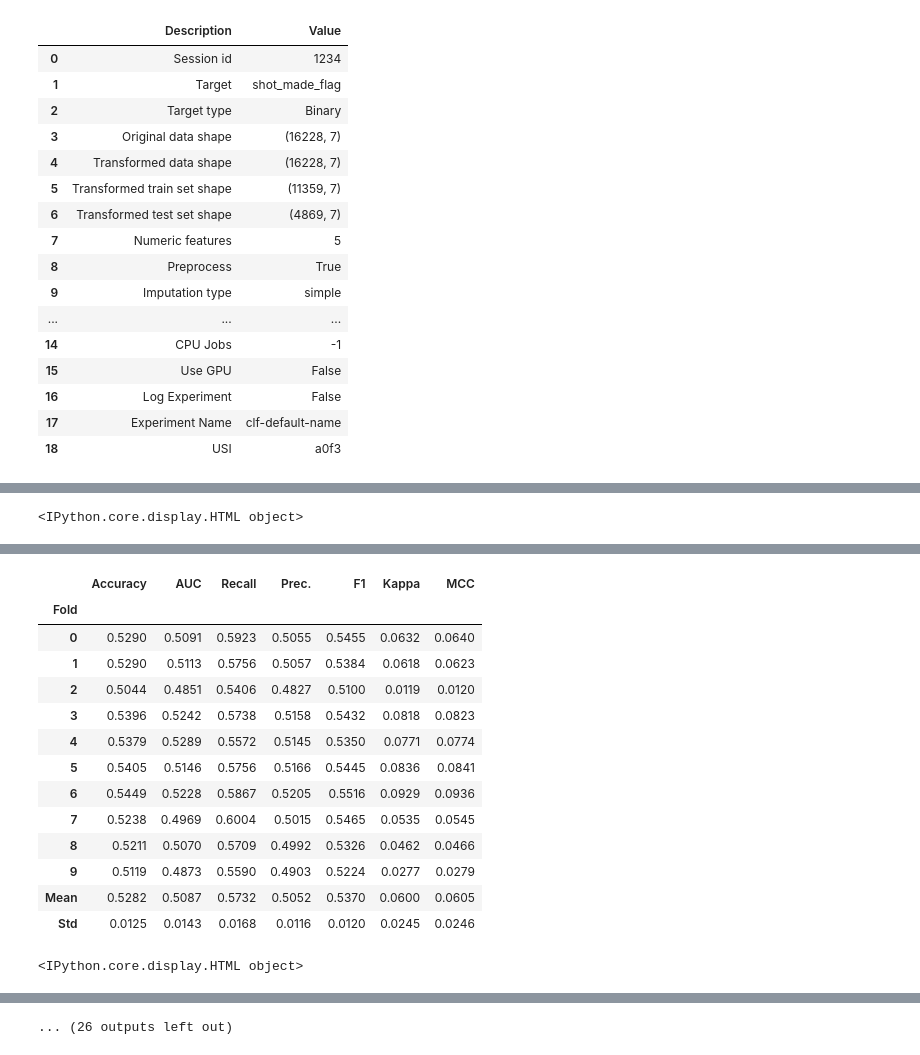
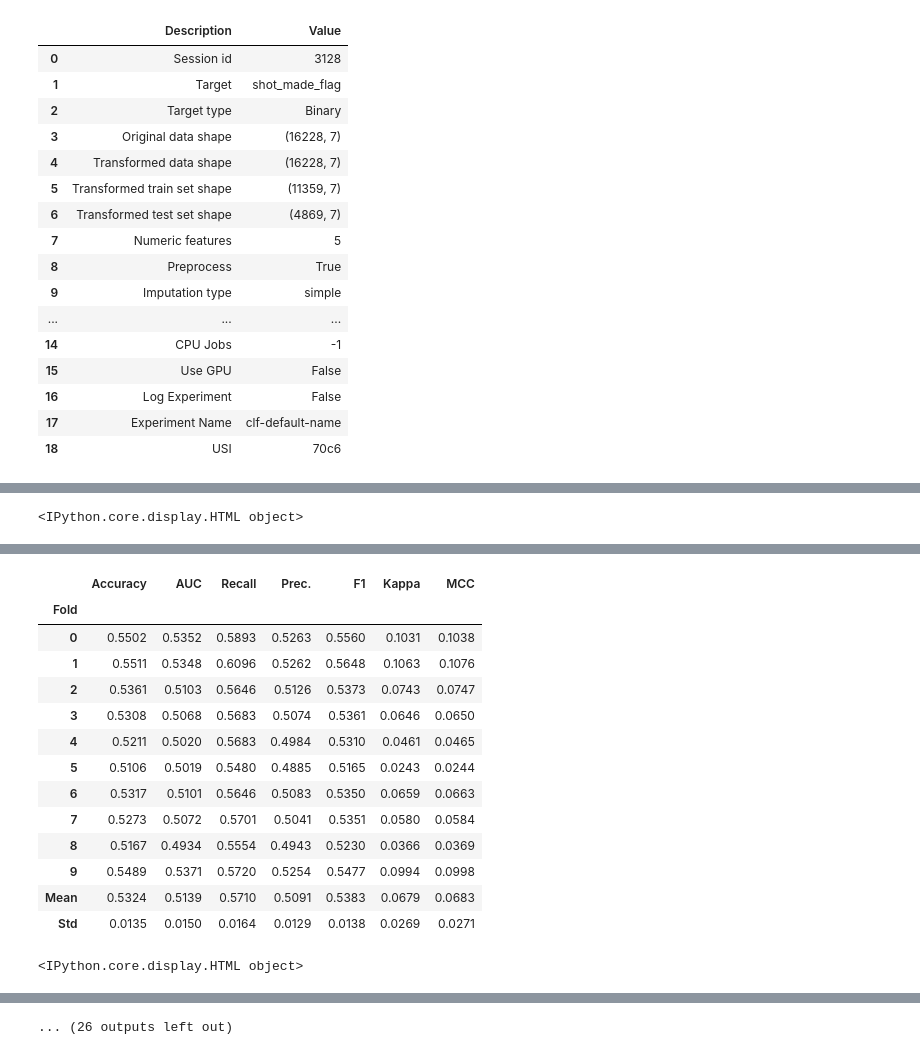
Before and after one commit to roriblim/kobe-PD, a Jupyter notebook: notebooks/04.treinamento.ipynb, the cells around one changed output, grey strips where cells are left out. Drawn from its saved outputs; the diff is of its cells as text; code cells hidden in the pictures.

```diff
--- a/notebooks/04.treinamento.ipynb
+++ b/notebooks/04.treinamento.ipynb
@@ -29,49 +29,49 @@ data_test_x = data_test.drop('shot_made_flag', axis=1)
 data_test_y = data_test[['shot_made_flag']]
 # %%
 from pycaret.classification import *
-exp = ClassificationExperiment()
-exp.setup(data=data_train, target='shot_made_flag', session_id=1234)
+exp_dt = ClassificationExperiment()
+exp_dt.setup(data=data_train, target='shot_made_flag', session_id=3128)
 
-model = exp.create_model('dt')
+model_dt = exp_dt.create_model('dt')
 
-randcv_model = exp.tune_model(model, n_iter=100, optimize='F1')
+randcv_model_dt = exp_dt.tune_model(model_dt, n_iter=100, optimize='F1')
 # %% [output]
 [interactive output not drawn]
 |  | Description | Value |
-| 0 | Session id | 1234 |
+| 0 | Session id | 3128 |
 | 1 | Target | shot_made_flag |
 | 2 | Target type | Binary |
 | 3 | Original data shape | (16228, 7) |
 | 4 | Transformed data shape | (16228, 7) |
 | 5 | Transformed train set shape | (11359, 7) |
 | 6 | Transformed test set shape | (4869, 7) |
 | 7 | Numeric features | 5 |
 | 8 | Preprocess | True |
 | 9 | Imputation type | simple |
 | ... | ... | ... |
 | 14 | CPU Jobs | -1 |
 | 15 | Use GPU | False |
 | 16 | Log Experiment | False |
 | 17 | Experiment Name | clf-default-name |
-| 18 | USI | a0f3 |
+| 18 | USI | 70c6 |
 [interactive output not drawn]
 [interactive output not drawn]
 <IPython.core.display.HTML object>
 [interactive output not drawn]
 |  | Accuracy | AUC | Recall | Prec. | F1 | Kappa | MCC |
 | Fold |  |  |  |  |  |  |  |
-| 0 | 0.5290 | 0.5091 | 0.5923 | 0.5055 | 0.5455 | 0.0632 | 0.0640 |
-| 1 | 0.5290 | 0.5113 | 0.5756 | 0.5057 | 0.5384 | 0.0618 | 0.0623 |
-| 2 | 0.5044 | 0.4851 | 0.5406 | 0.4827 | 0.5100 | 0.0119 | 0.0120 |
-| 3 | 0.5396 | 0.5242 | 0.5738 | 0.5158 | 0.5432 | 0.0818 | 0.0823 |
-| 4 | 0.5379 | 0.5289 | 0.5572 | 0.5145 | 0.5350 | 0.0771 | 0.0774 |
-| 5 | 0.5405 | 0.5146 | 0.5756 | 0.5166 | 0.5445 | 0.0836 | 0.0841 |
-| 6 | 0.5449 | 0.5228 | 0.5867 | 0.5205 | 0.5516 | 0.0929 | 0.0936 |
-| 7 | 0.5238 | 0.4969 | 0.6004 | 0.5015 | 0.5465 | 0.0535 | 0.0545 |
-| 8 | 0.5211 | 0.5070 | 0.5709 | 0.4992 | 0.5326 | 0.0462 | 0.0466 |
-| 9 | 0.5119 | 0.4873 | 0.5590 | 0.4903 | 0.5224 | 0.0277 | 0.0279 |
-| Mean | 0.5282 | 0.5087 | 0.5732 | 0.5052 | 0.5370 | 0.0600 | 0.0605 |
-| Std | 0.0125 | 0.0143 | 0.0168 | 0.0116 | 0.0120 | 0.0245 | 0.0246 |
+| 0 | 0.5502 | 0.5352 | 0.5893 | 0.5263 | 0.5560 | 0.1031 | 0.1038 |
+| 1 | 0.5511 | 0.5348 | 0.6096 | 0.5262 | 0.5648 | 0.1063 | 0.1076 |
+| 2 | 0.5361 | 0.5103 | 0.5646 | 0.5126 | 0.5373 | 0.0743 | 0.0747 |
+| 3 | 0.5308 | 0.5068 | 0.5683 | 0.5074 | 0.5361 | 0.0646 | 0.0650 |
+| 4 | 0.5211 | 0.5020 | 0.5683 | 0.4984 | 0.5310 | 0.0461 | 0.0465 |
+| 5 | 0.5106 | 0.5019 | 0.5480 | 0.4885 | 0.5165 | 0.0243 | 0.0244 |
+| 6 | 0.5317 | 0.5101 | 0.5646 | 0.5083 | 0.5350 | 0.0659 | 0.0663 |
+| 7 | 0.5273 | 0.5072 | 0.5701 | 0.5041 | 0.5351 | 0.0580 | 0.0584 |
+| 8 | 0.5167 | 0.4934 | 0.5554 | 0.4943 | 0.5230 | 0.0366 | 0.0369 |
+| 9 | 0.5489 | 0.5371 | 0.5720 | 0.5254 | 0.5477 | 0.0994 | 0.0998 |
+| Mean | 0.5324 | 0.5139 | 0.5710 | 0.5091 | 0.5383 | 0.0679 | 0.0683 |
+| Std | 0.0135 | 0.0150 | 0.0164 | 0.0129 | 0.0138 | 0.0269 | 0.0271 |
 <IPython.core.display.HTML object>
 [interactive output not drawn]
 [interactive output not drawn]
```
Also changed, not shown: parts of 5 cells of this notebook, 6 other files.
